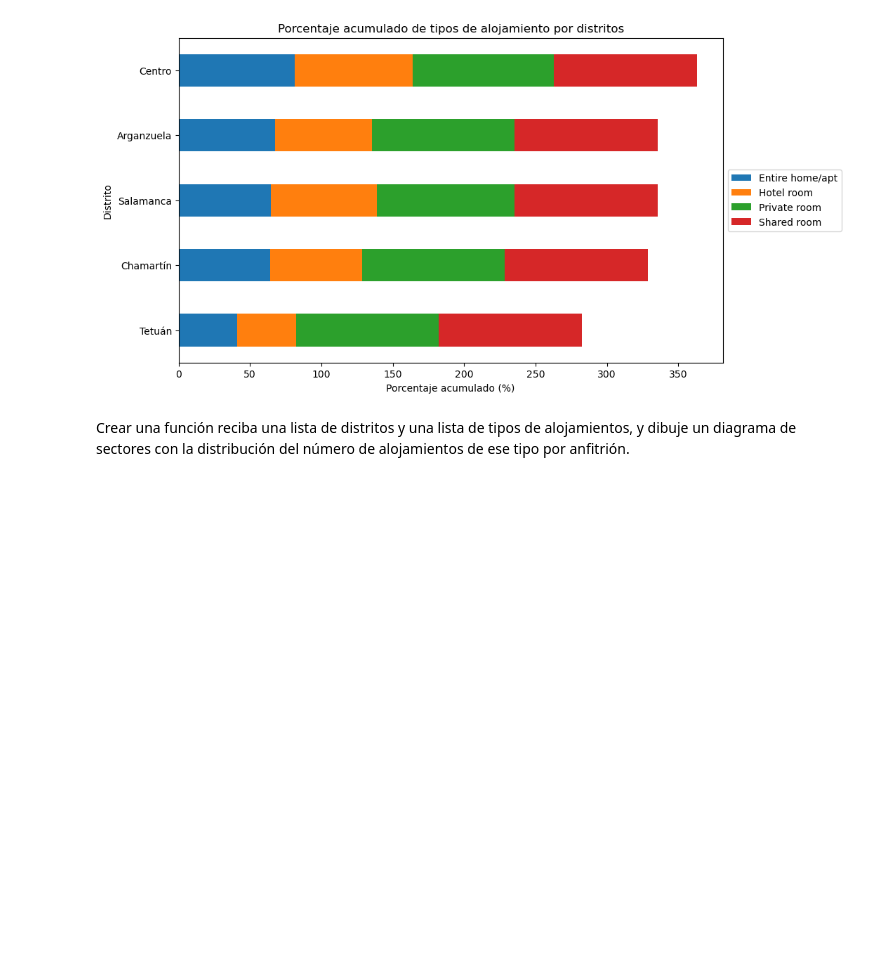
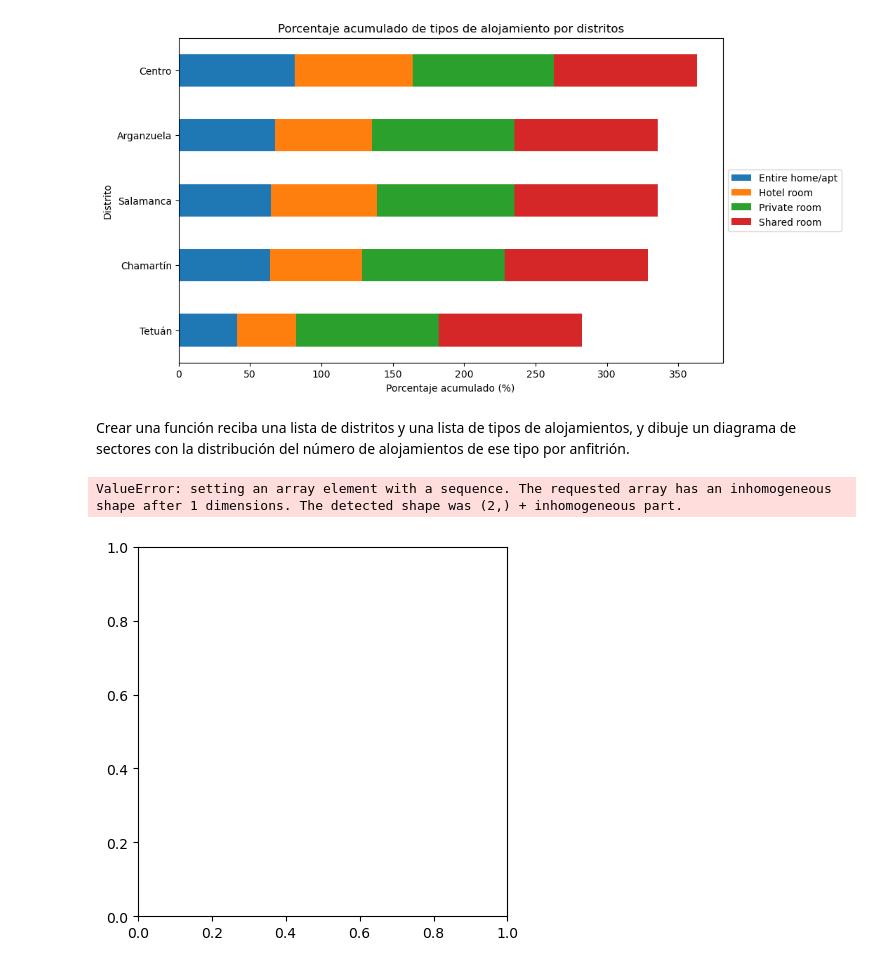
Before and after one commit to Jose-NachoySerra/Entrega-lunes-15, a Jupyter notebook: archivo.ipynb, the cells around one changed output. Drawn from its saved outputs; the diff is of its cells as text; code cells hidden in the pictures; blank space fills up the shorter version.

```diff
--- a/archivo.ipynb
+++ b/archivo.ipynb
@@ -237,0 +235,25 @@ def diagramas_sectores_por_anfitrion(df, distritos, tipos_alojamiento):
+# %%
+import pandas as pd
+import matplotlib.pyplot as plt
+
+
+def diagramas_sectores_por_anfitrion(df, distritos, tipos_alojamiento):
+    df_distritos = df[df['neighbourhood_group_cleansed'].isin(distritos)]
+    df_distritos_tipos = df_distritos[df_distritos['room_type'].isin(tipos_alojamiento)]
+    alojamientos_por_anfitrion = df_distritos_tipos.groupby(['host_id', 'room_type']).count().reset_index()
+
+    datos_por_anfitrion = {}
+    for tipo in tipos_alojamiento:
+        datos_tipo = alojamientos_por_anfitrion[alojamientos_por_anfitrion['room_type'] == tipo]
+        datos_por_anfitrion[tipo] = datos_tipo['id'].sum()
+
+    fig, ax = plt.subplots()
+    ax.pie(datos_por_anfitrion.values(), labels=datos_por_anfitrion.keys(), autopct='%1.1f%%')
+    ax.set_title('Tipos de alojamiento por anfitrión')
+    plt.show()
+
+
+diagramas_sectores_por_anfitrion(data, ['Centro', 'Arganzuela', 'Salamanca', 'Chamartín', 'Tetuán'], ['Entire home/apt', 'Private room'])
+# %% [output]
+ValueError: setting an array element with a sequence. The requested array has an inhomogeneous shape after 1 dimensions. The detected shape was (2,) + inhomogeneous part.
+[figure, added]
```
Also changed, not shown: parts of 1 cell of this notebook.
